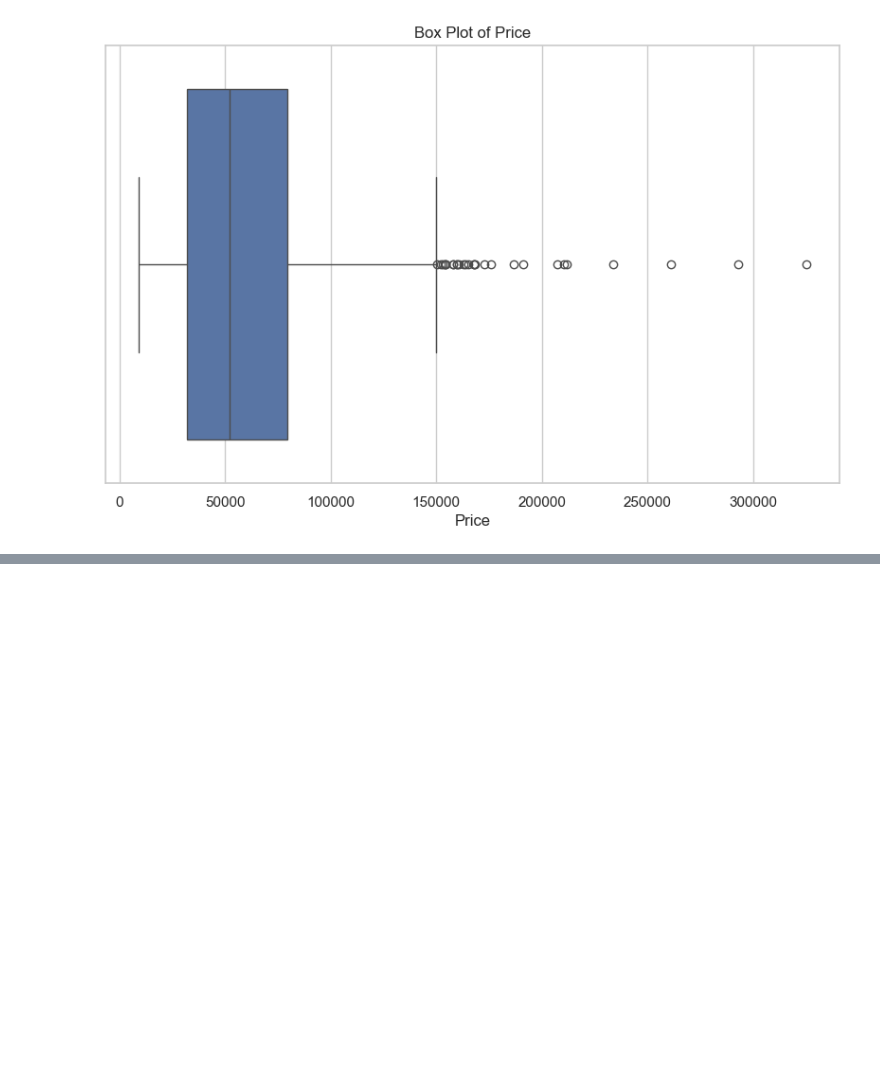
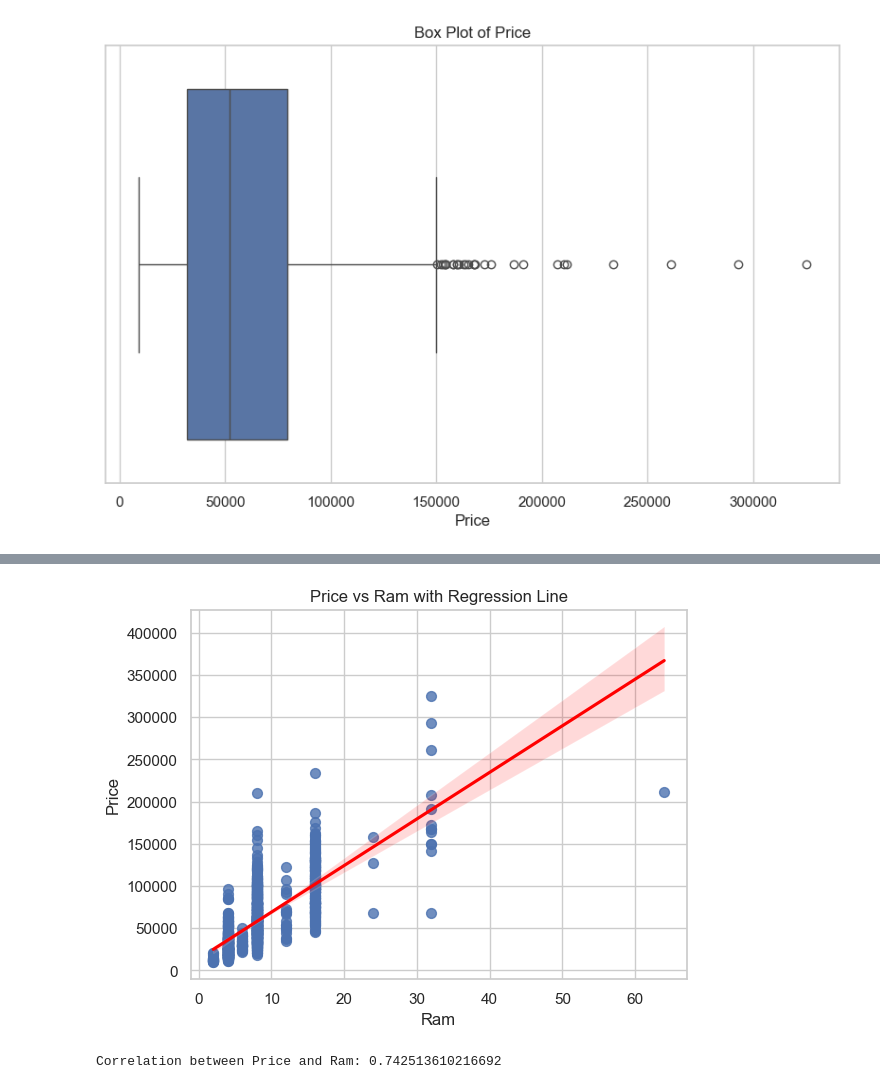
Before and after one commit to neha-palak/laptop_price_task, a Jupyter notebook: notebooks/data_exploration.ipynb, the cells around one changed output, grey strips where cells are left out. Saved outputs shown, nothing was run; the diff lists cells and outputs as text; code cells hidden in the pictures; blank space fills up the shorter version.

```diff
--- a/notebooks/data_exploration.ipynb
+++ b/notebooks/data_exploration.ipynb
@@ -223,0 +264,16 @@ for num in numerical_features:
+# %%
+import seaborn as sns
+import matplotlib.pyplot as plt
+
+sns.regplot(x="Ram", y="Price", data=df, scatter_kws={"s": 50}, line_kws={"color":"red"})
+plt.title("Price vs Ram with Regression Line")
+plt.show()
+# %% [output]
+[figure, added]
+# %%
+
+correlation = df['Price'].corr(df['Ram'])
+
+print("Correlation between Price and Ram:", correlation)
+# %% [output]
+Correlation between Price and Ram: 0.742513610216692
```
Also changed, not shown: parts of 5 cells of this notebook.
